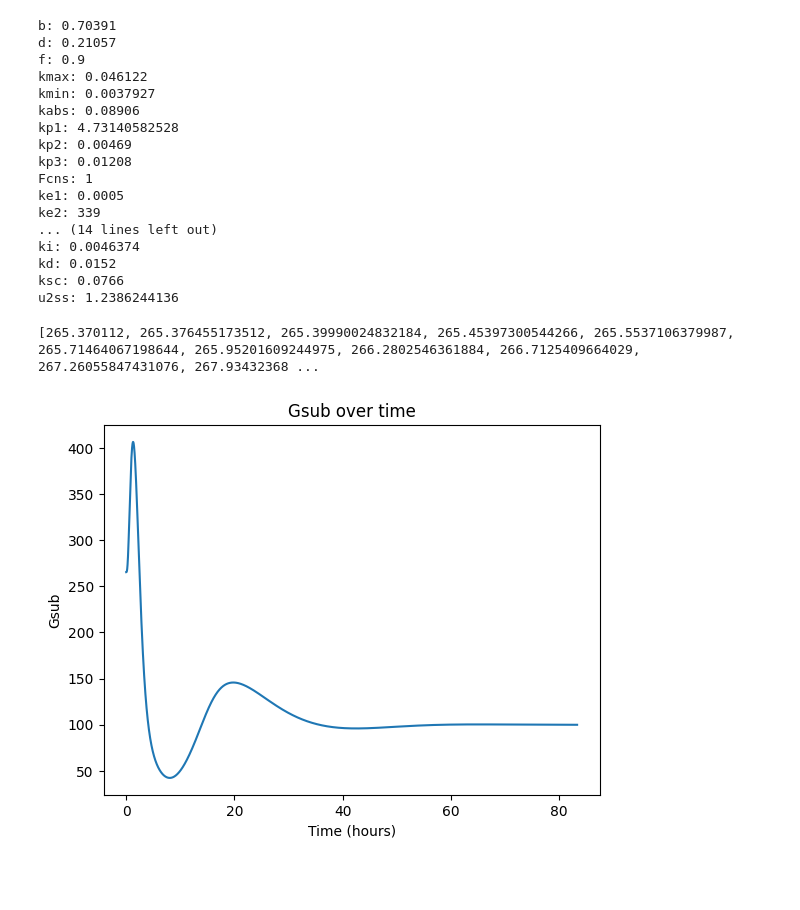
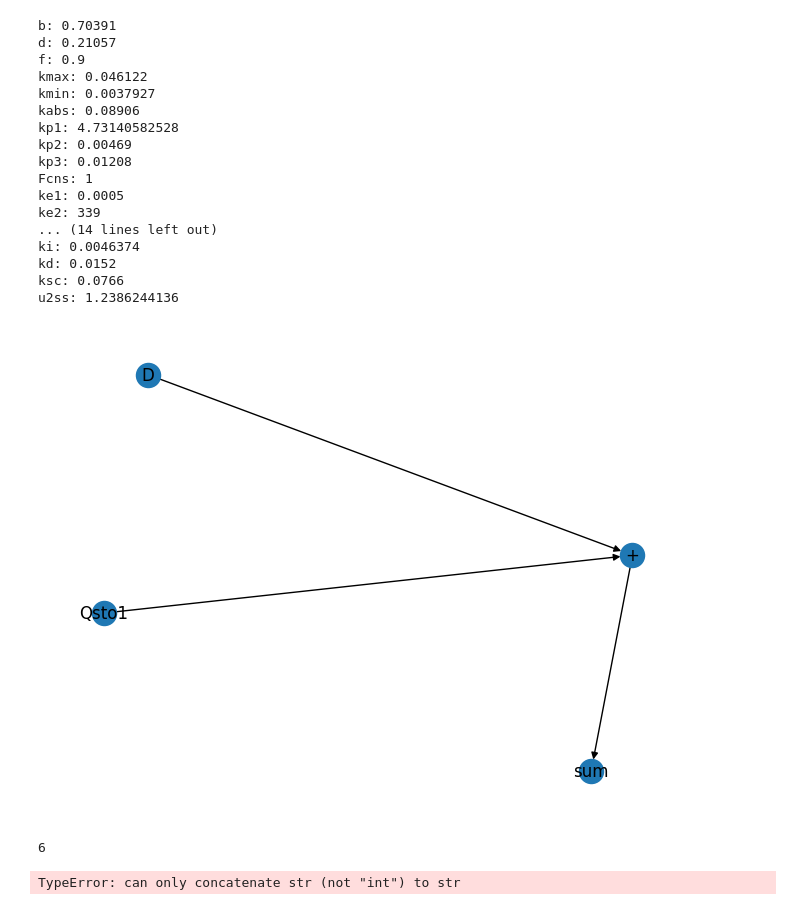
Before and after one commit to trengx/trengx, a Jupyter notebook: notebooks/diabetes_simulator.ipynb, the cells around one changed output. Saved outputs shown, nothing was run; the diff lists cells and outputs as text; code cells hidden in the pictures; blank space fills up the shorter version.

Commit message:
Type1 elementary operation unit working!

```diff
--- a/notebooks/diabetes_simulator.ipynb
+++ b/notebooks/diabetes_simulator.ipynb
@@ -163,3 +164,60 @@ ki: 0.0046374
 kd: 0.0152
 ksc: 0.0766
 u2ss: 1.2386244136
+# %%
+import uuid
+import networkx as nx
+import matplotlib.pyplot as plt
+
+# Create a directed graph
+G = nx.DiGraph()
+
+
+# Type 1 elementary operation unit
+
+def op1 (in1_name, in1_value, in2_name, in2_value, op_name, out_name, out_value):
+    # Add nodes with UUIDs as ids and other attributes
+    in1_id = str(uuid.uuid4())
+    G.add_node(in1_id, label = 'num', name=in1_name, value=in1_value)
+    in2_id = str(uuid.uuid4())
+    G.add_node(in2_id, label = 'num', name=in2_name, value=in2_value)
+    op_id = str(uuid.uuid4())
+    G.add_node(op_id, label = 'op', name=op_name)
+    out_id = str(uuid.uuid4())
+    G.add_node(out_id, label = 'num', name=out_name, value=out_value)
+
+    # Create edges
+    G.add_edge(in1_id, op_id, label='num2op', reverse=False)
+    G.add_edge(in2_id, op_id, label='num2op', reverse=False)
+    G.add_edge(op_id, out_id, label='op2num')
+    return in1_id, in2_id, op_id, out_id
+
+
+'''
+# Add nodes with UUIDs as ids and other attributes
+D_id = str(uuid.uuid4())
+G.add_node(D_id, label = 'num', name='D', value=0)
+Qsto1_id = str(uuid.uuid4())
+G.add_node(Qsto1_id, label = 'num', name='Qsto1', value=1)
+add_id = str(uuid.uuid4())
+G.add_node(add_id, label = 'op', name='+')
+sum_id = str(uuid.uuid4())
+G.add_node(sum_id, label = 'num', name='sum', value=0)
+
+# Create edges
+G.add_edge(D_id, add_id, label='num2op', reverse=False)
+G.add_edge(Qsto1_id, add_id, label='num2op', reverse=False)
+G.add_edge(add_id, sum_id, label='op2num')
+'''
+
+D, Qsto1, add, sum = op1 ('D', 0, 'Qsto1', 1, '+', 'sum', 0)
+
+# Create a mapping for the labels
+labels = {node[0]: node[1]['name'] for node in G.nodes(data=True)}
+
+# Draw the graph
+nx.draw(G, labels=labels, with_labels=True)
+
+plt.show()
+# %% [output]
+[figure, added]
@@ -166,3 +260,10 @@ u2ss: 1.2386244136
+# %%
+forward_propagate(G, D, 5)
+
+sum_value = G.nodes[sum]['value']
+print (sum_value)
+# %% [output]
+6
 # %%
 def step(i, insulin, glucose_intake, Qsto1=None, Qsto2=None, Qgut=None, Gp=None, Gt=None, Ip=None, X=None, Id=None, I1=None, Il=None, Isc1=None, Isc2=None, Gsub=None):
 
@@ -302,5 +403,4 @@ plt.xlabel('Time (hours)')
 plt.ylabel(state_name)
 plt.show()
 # %% [output]
-[265.370112, 265.376455173512, 265.39990024832184, 265.45397300544266, 265.5537106379987, 265.71464067198644, 265.95201609244975, 266.2802546361884, 266.7125409664029, 267.26055847431076, 267.93432368 ...
+TypeError: can only concatenate str (not "int") to str
-[figure, removed]
```
Also changed, not shown: parts of 2 cells of this notebook.
